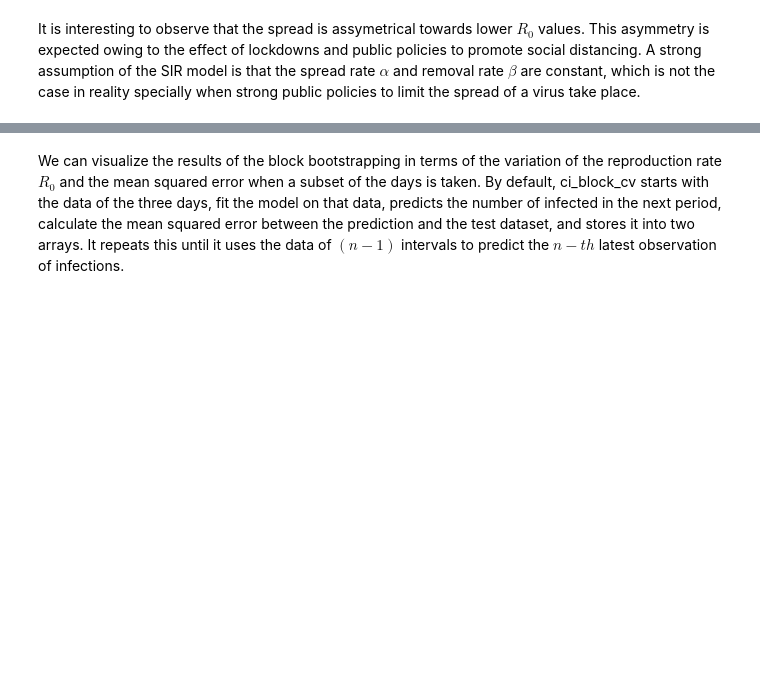
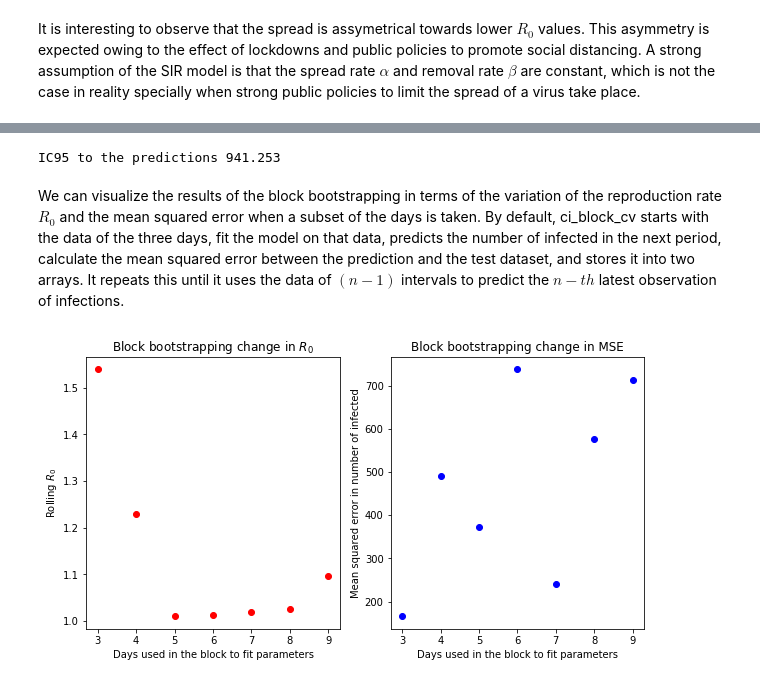
Before and after one commit to open-sir/open-sir, a Jupyter notebook: SIR-X.ipynb, the cells around one changed output, grey strips where cells are left out. Drawn from its saved outputs; the diff is of its cells as text; code cells hidden in the pictures; blank space fills up the shorter version.

```diff
--- a/SIR-X.ipynb
+++ b/SIR-X.ipynb
@@ -354,17 +425,23 @@ print("The average mean squared error on the time cross validation bootstrapping
+# %%
+print("IC95 to the predictions %.3f" % (2*MSE_avg))
+# %% [output]
+IC95 to the predictions 941.253
 # %% [markdown]
 We can visualize the results of the block bootstrapping in terms of the variation of the reproduction rate $R_0$ and the mean squared error when a subset of the days is taken. By default, ci_block_cv starts with the data of the three days, fit the model on that data, predicts the number of infected in the next period, calculate the mean squared error between the prediction and the test dataset, and stores it into two arrays. It repeats this until it uses the data of $(n-1)$ intervals to predict the $n-th$ latest observation of infections.
 # %%
 r0_roll = p_list[:,0]/p_list[:,1]
 
 plt.figure(figsize=[10,5])
 plt.subplot(1,2,1)
 plt.plot(t_d[3:], r0_roll,'ro')
 plt.xlabel("Days used in the block to fit parameters")
 plt.ylabel("Rolling $R_0$")
 plt.title("Block bootstrapping change in $R_0$")
 plt.subplot(1,2,2)
-plt.plot(MSE_list,'bo')
+plt.plot(t_d[3:], MSE_list,'bo')
 plt.xlabel("Days used in the block to fit parameters")
 plt.ylabel("Mean squared error in number of infected")
 plt.title("Block bootstrapping change in MSE")
 plt.show()
+# %% [output]
+[figure, added]
```
Also changed, not shown: parts of 18 cells of this notebook.
